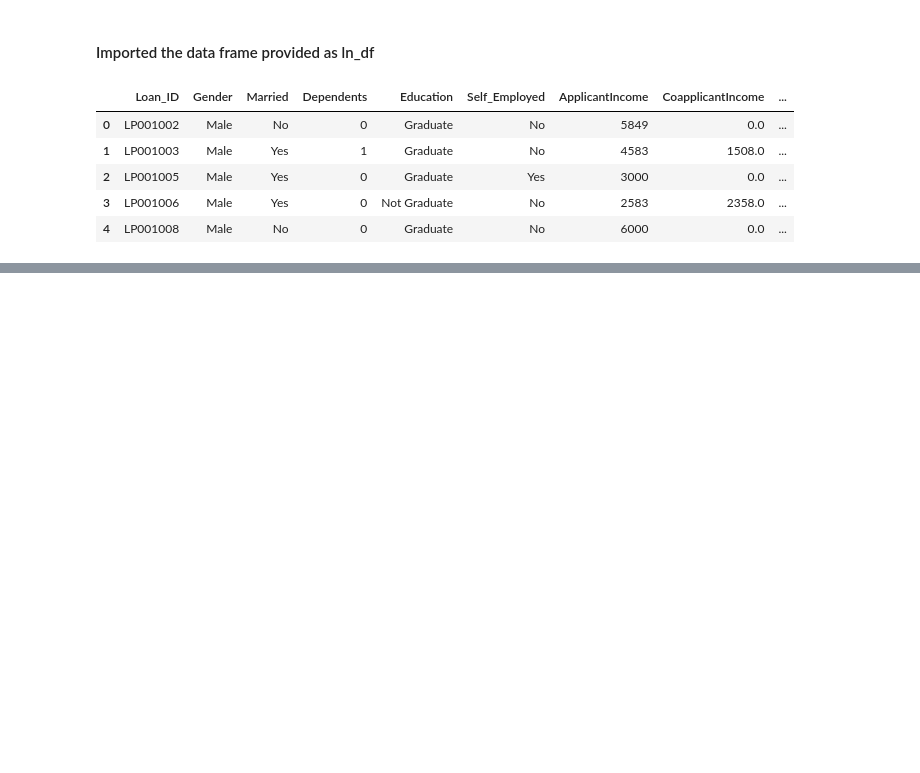
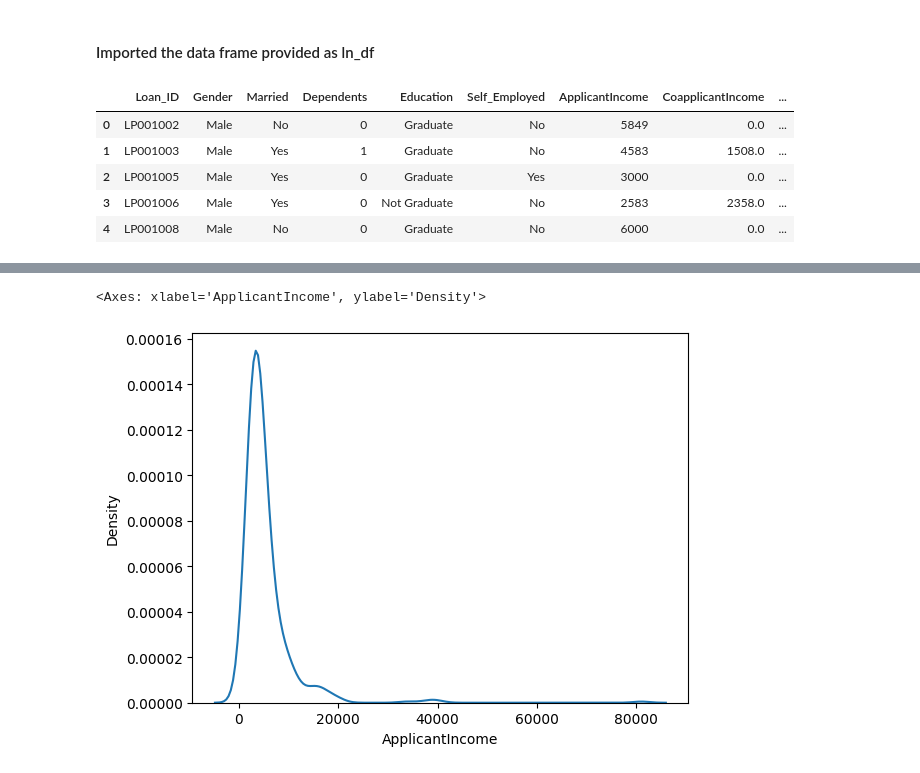
Before and after one commit to Satvat-Navid/MLCOE_task_3, a Jupyter notebook: loan_eda.ipynb, the cells around one changed output, grey strips where cells are left out. Saved outputs shown, nothing was run; the diff lists cells and outputs as text; code cells hidden in the pictures; blank space fills up the shorter version.

```diff
--- a/loan_eda.ipynb
+++ b/loan_eda.ipynb
@@ -19,0 +62,5 @@ loan_df.head()
+# %%
+sns.kdeplot(ln_df['ApplicantIncome'])
+# %% [output]
+<Axes: xlabel='ApplicantIncome', ylabel='Density'>
+[figure, added]
```
Also changed, not shown: parts of 4 cells of this notebook.
